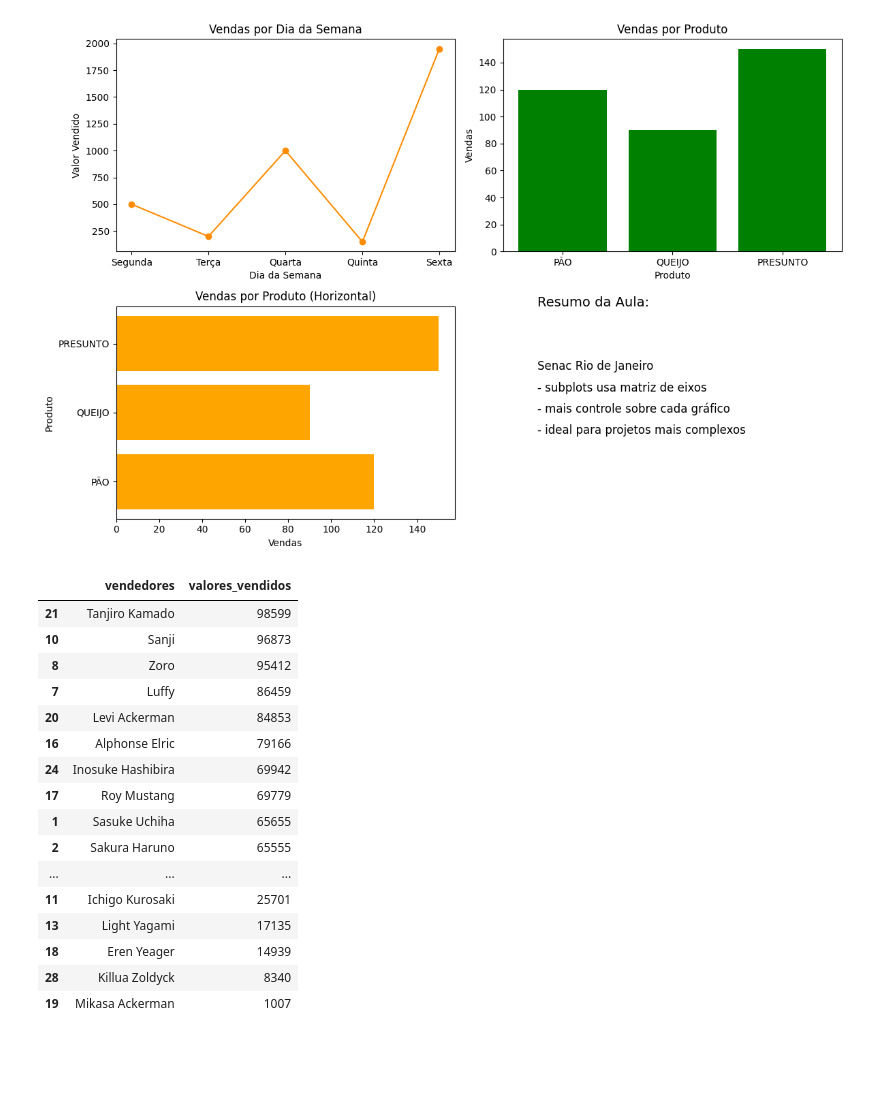
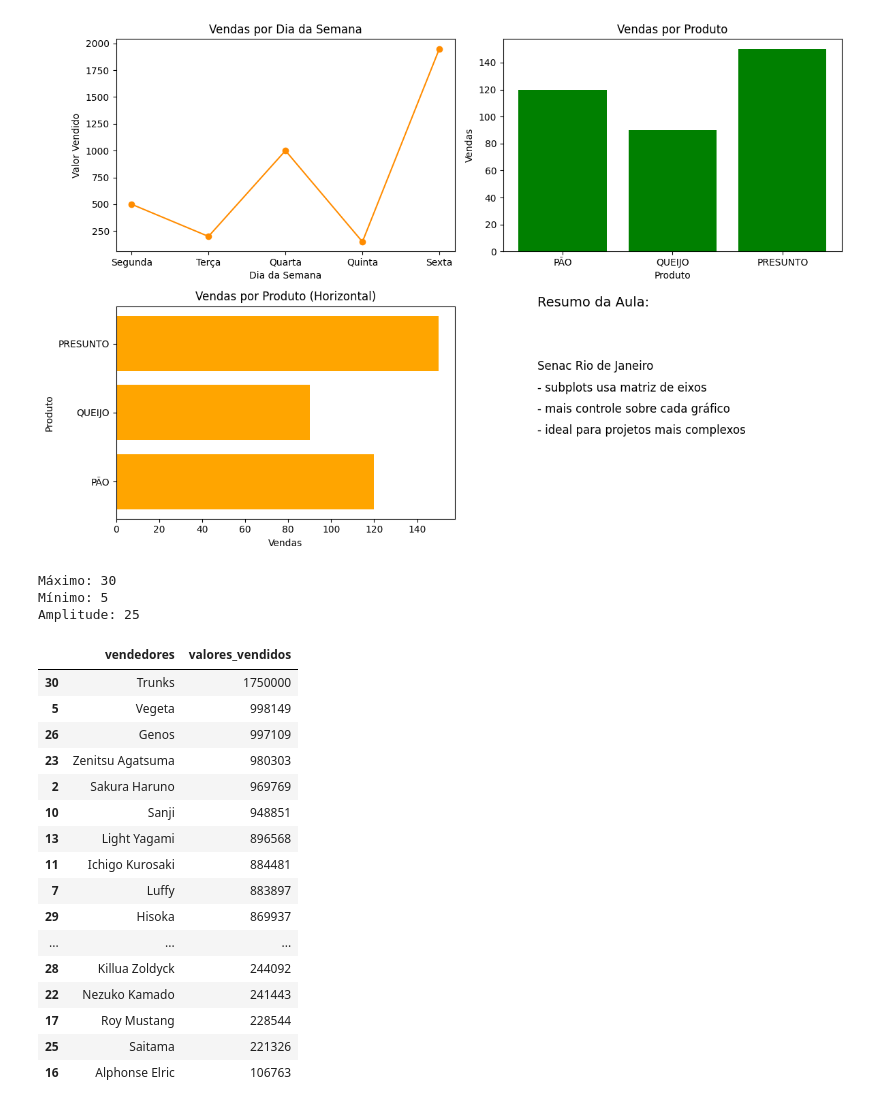
Before and after one commit to CassioPereira1924/Repo_Senac, a Jupyter notebook: subplots.ipynb, the cells around one changed output. Drawn from its saved outputs; the diff is of its cells as text; code cells hidden in the pictures; blank space fills up the shorter version.

```diff
--- a/subplots.ipynb
+++ b/subplots.ipynb
@@ -69,6 +69,17 @@ plt.tight_layout()
 plt.show()
 # %% [output]
 [figure]
+# %%
+dados_array = np.array([30, 8, 12, 15, 20, 25, 5])
+minimo = np.min(dados_array)
+maximo = np.max(dados_array)
+amplitude = maximo - minimo
+
+print(f'Máximo: {maximo}\nMínimo: {minimo}\nAmplitude: {amplitude}')
+# %% [output]
+Máximo: 30
+Mínimo: 5
+Amplitude: 25
 # %%
 import random
 
@@ -88,47 +99,53 @@ vendedores = [
     'Rukia Kuchiki',
     'Light Yagami',
     'L',
     'Edward Elric',
     'Alphonse Elric',
     'Roy Mustang',
     'Eren Yeager',
     'Mikasa Ackerman',
     'Levi Ackerman',
     'Tanjiro Kamado',
     'Nezuko Kamado',
     'Zenitsu Agatsuma',
     'Inosuke Hashibira',
     'Saitama',
     'Genos',
     'Gon Freecss',
     'Killua Zoldyck',
     'Hisoka']
 
 
-valores_vendidos = [random.randint(1000, 100000) for i in vendedores]
+valores_vendidos = [random.randint(1000, 1000000) for i in vendedores]
+
+
+
+
+valores_vendidos.append(1750000)
+vendedores.append('Trunks')
 
 dados_vendas = {'vendedores': vendedores,
                 'valores_vendidos': valores_vendidos}
 
 
 df = pd.DataFrame(dados_vendas)
 df.sort_values(by='valores_vendidos', ascending=False, inplace= True)
 df
 # %% [output]
 |  | vendedores | valores_vendidos |
-| 21 | Tanjiro Kamado | 98599 |
-| 10 | Sanji | 96873 |
-| 8 | Zoro | 95412 |
-| 7 | Luffy | 86459 |
-| 20 | Levi Ackerman | 84853 |
-| 16 | Alphonse Elric | 79166 |
-| 24 | Inosuke Hashibira | 69942 |
-| 17 | Roy Mustang | 69779 |
-| 1 | Sasuke Uchiha | 65655 |
-| 2 | Sakura Haruno | 65555 |
+| 30 | Trunks | 1750000 |
+| 5 | Vegeta | 998149 |
+| 26 | Genos | 997109 |
+| 23 | Zenitsu Agatsuma | 980303 |
+| 2 | Sakura Haruno | 969769 |
+| 10 | Sanji | 948851 |
+| 13 | Light Yagami | 896568 |
+| 11 | Ichigo Kurosaki | 884481 |
+| 7 | Luffy | 883897 |
+| 29 | Hisoka | 869937 |
 | ... | ... | ... |
-| 11 | Ichigo Kurosaki | 25701 |
-| 13 | Light Yagami | 17135 |
-| 18 | Eren Yeager | 14939 |
-| 28 | Killua Zoldyck | 8340 |
-| 19 | Mikasa Ackerman | 1007 |
+| 28 | Killua Zoldyck | 244092 |
+| 22 | Nezuko Kamado | 241443 |
+| 17 | Roy Mustang | 228544 |
+| 25 | Saitama | 221326 |
+| 16 | Alphonse Elric | 106763 |
```
Also changed, not shown: parts of 5 cells of this notebook, 5 other files.
